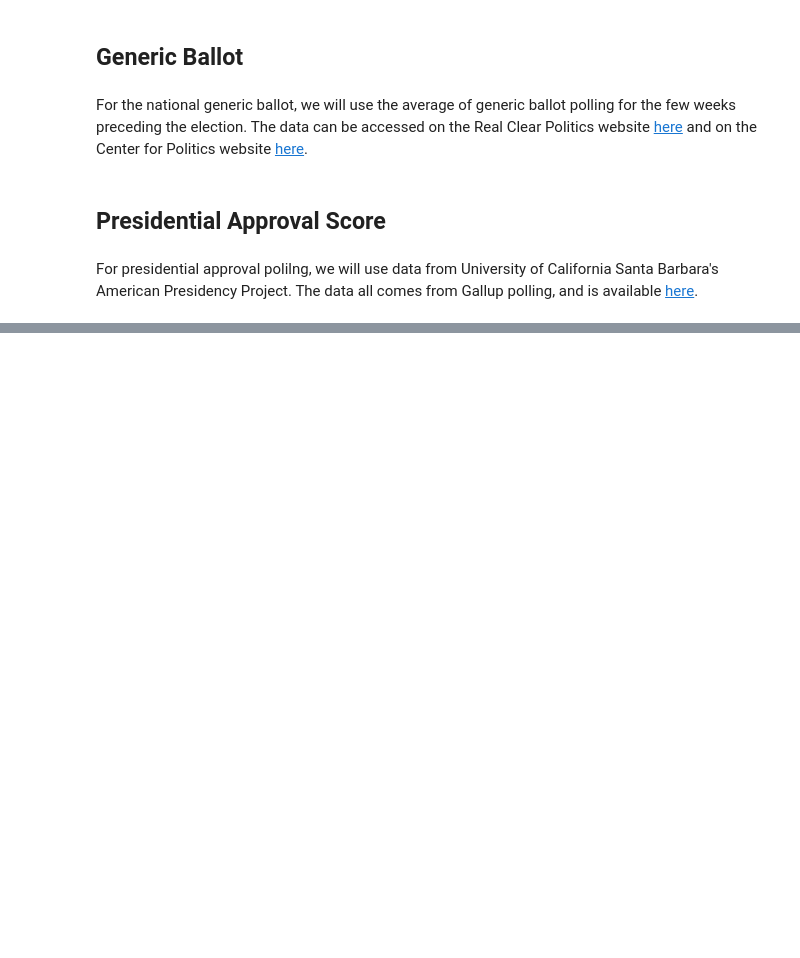
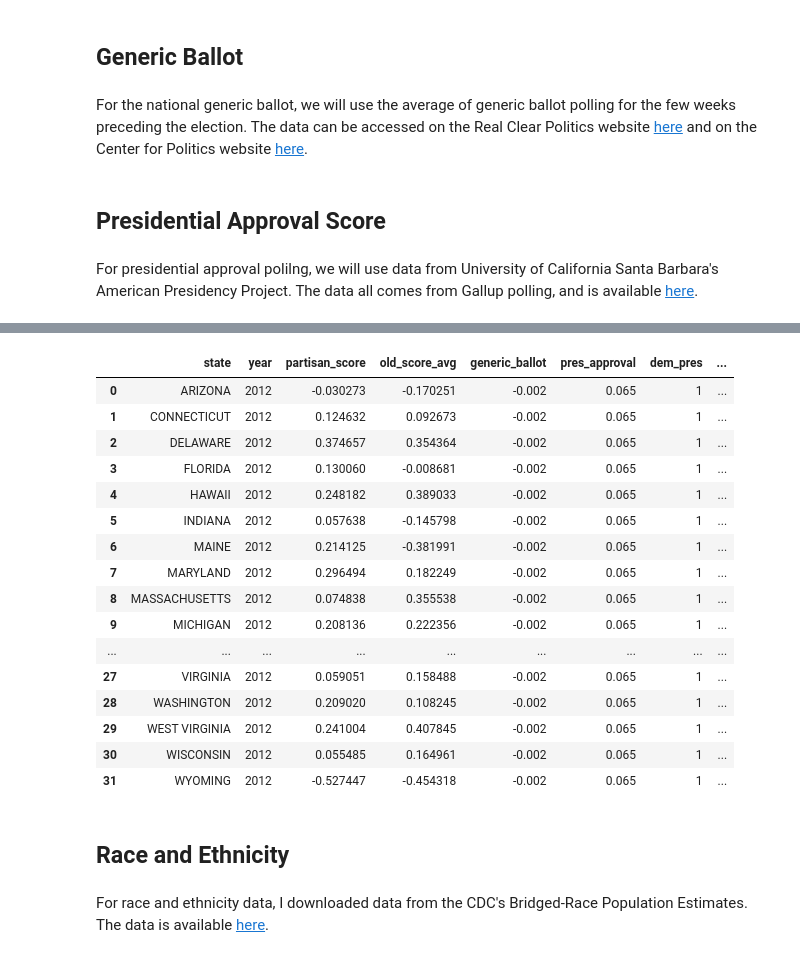
Before and after one commit to leobruell/elections-2022-project, a Jupyter notebook: data-cleaning.ipynb, the cells around one changed output, grey strips where cells are left out. Saved outputs shown, nothing was run; the diff lists cells and outputs as text; code cells hidden in the pictures; blank space fills up the shorter version.

```diff
--- a/data-cleaning.ipynb
+++ b/data-cleaning.ipynb
@@ -149,0 +177,2 @@ pres_approval
+# %%
+unemployement_rates = pd.read_excel('emp-unemployment.ods', sheet_name='States')
@@ -149,0 +188,6 @@ pres_approval
+# %%
+unemp_2020 = pd.read_excel('emp-unemployment.ods', sheet_name='2020 rates')
+unemp_2022 = pd.read_excel('emp-unemployment.ods', sheet_name='2022 rates')
+# %%
+unemployement_rates = unemployement_rates.merge(unemp_2020, on='State')
+unemployement_rates = unemployement_rates.merge(unemp_2022, on='State')
@@ -149,0 +203,33 @@ pres_approval
+# %%
+def add_unemployment_rates(year):
+    df = add_pres_approval(year)
+    unemployment_df = unemployement_rates[['State', year]].copy()
+    unemployment_df['State'] = unemployment_df['State'].str.upper()
+    unemployment_df.columns = ['state', 'unemployment_rate']
+    df = df.merge(unemployment_df, on='state')
+    df['unemp_rate_int'] = df['dem_pres'] * df['unemployment_rate']
+    return df
+# %%
+add_unemployment_rates(2012)
+# %% [output]
+|  | state | year | partisan_score | old_score_avg | generic_ballot | pres_approval | dem_pres | ... |
+| 0 | ARIZONA | 2012 | -0.030273 | -0.170251 | -0.002 | 0.065 | 1 | ... |
+| 1 | CONNECTICUT | 2012 | 0.124632 | 0.092673 | -0.002 | 0.065 | 1 | ... |
+| 2 | DELAWARE | 2012 | 0.374657 | 0.354364 | -0.002 | 0.065 | 1 | ... |
+| 3 | FLORIDA | 2012 | 0.130060 | -0.008681 | -0.002 | 0.065 | 1 | ... |
+| 4 | HAWAII | 2012 | 0.248182 | 0.389033 | -0.002 | 0.065 | 1 | ... |
+| 5 | INDIANA | 2012 | 0.057638 | -0.145798 | -0.002 | 0.065 | 1 | ... |
+| 6 | MAINE | 2012 | 0.214125 | -0.381991 | -0.002 | 0.065 | 1 | ... |
+| 7 | MARYLAND | 2012 | 0.296494 | 0.182249 | -0.002 | 0.065 | 1 | ... |
+| 8 | MASSACHUSETTS | 2012 | 0.074838 | 0.355538 | -0.002 | 0.065 | 1 | ... |
+| 9 | MICHIGAN | 2012 | 0.208136 | 0.222356 | -0.002 | 0.065 | 1 | ... |
+| ... | ... | ... | ... | ... | ... | ... | ... | ... |
+| 27 | VIRGINIA | 2012 | 0.059051 | 0.158488 | -0.002 | 0.065 | 1 | ... |
+| 28 | WASHINGTON | 2012 | 0.209020 | 0.108245 | -0.002 | 0.065 | 1 | ... |
+| 29 | WEST VIRGINIA | 2012 | 0.241004 | 0.407845 | -0.002 | 0.065 | 1 | ... |
+| 30 | WISCONSIN | 2012 | 0.055485 | 0.164961 | -0.002 | 0.065 | 1 | ... |
+| 31 | WYOMING | 2012 | -0.527447 | -0.454318 | -0.002 | 0.065 | 1 | ... |
+# %% [markdown]
+## Race and Ethnicity
+# %% [markdown]
+For race and ethnicity data, I downloaded data from the CDC's Bridged-Race Population Estimates. The data is available [here](https://wonder.cdc.gov/controller/datarequest/D178).
```
Also changed, not shown: parts of 29 cells of this notebook.
